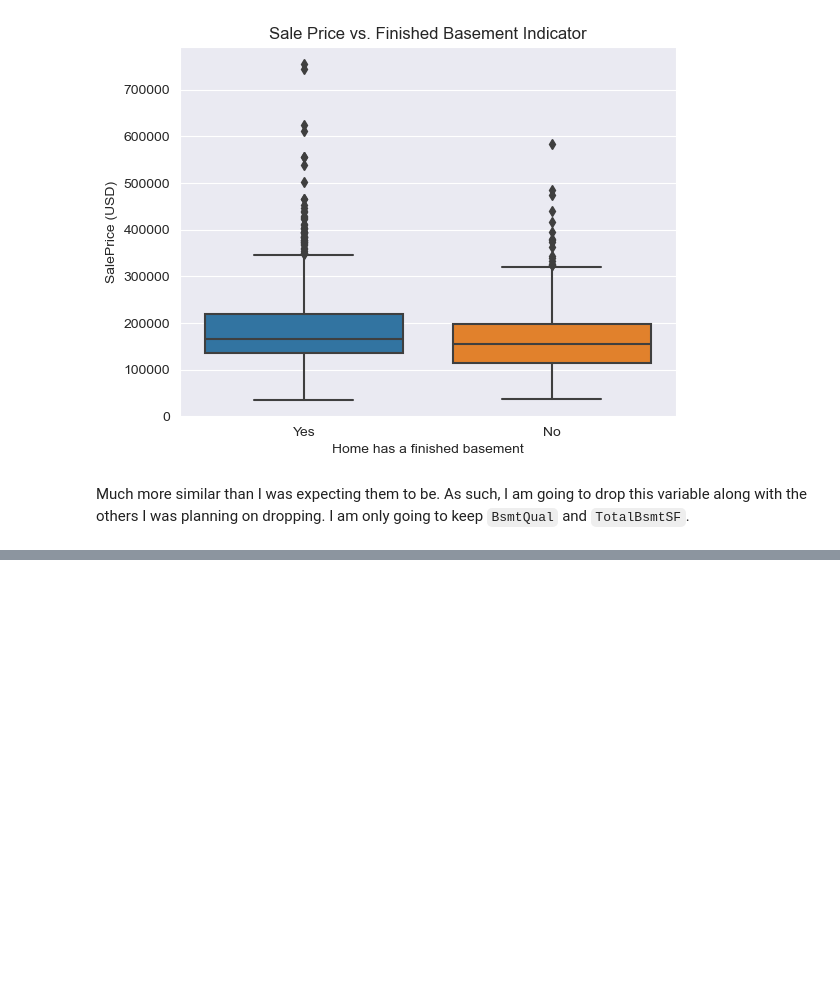
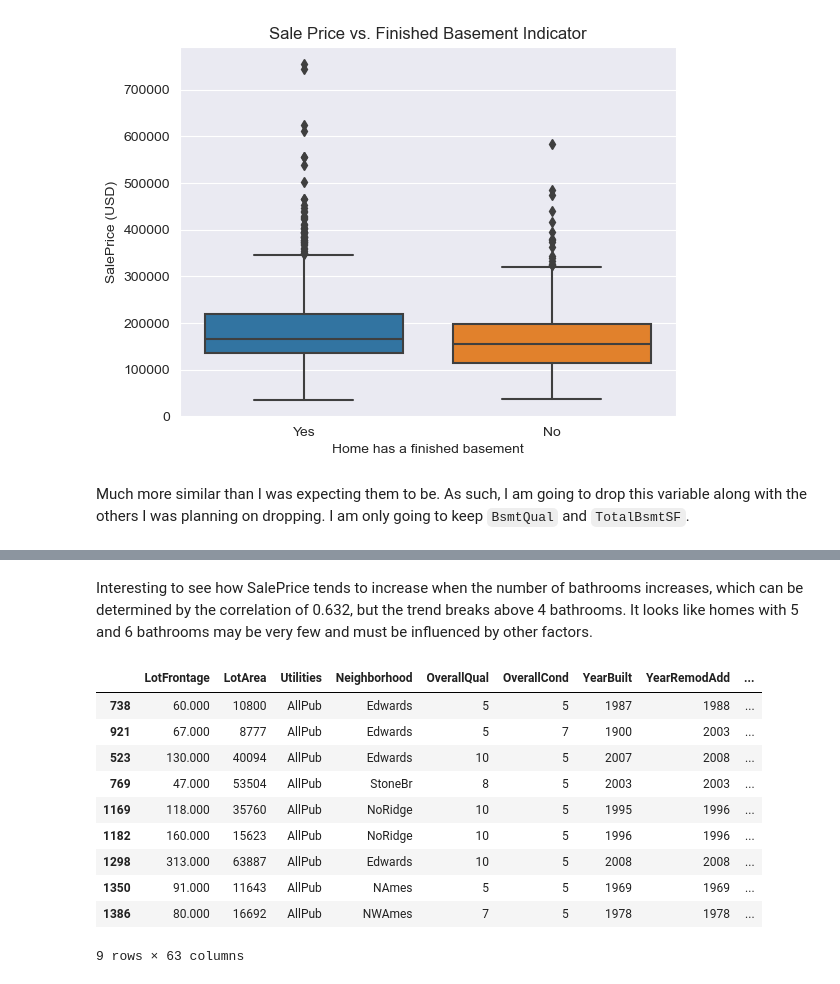
Before and after one commit to faupel15/Housing_Price_Prediction, a Jupyter notebook: Housing_Price_Prediction.ipynb, the cells around one changed output, grey strips where cells are left out. Drawn from its saved outputs; the diff is of its cells as text; code cells hidden in the pictures; blank space fills up the shorter version.

```diff
--- a/Housing_Price_Prediction.ipynb
+++ b/Housing_Price_Prediction.ipynb
@@ -1239,0 +1275,17 @@ houses.drop(columns=['BsmtCond', 'BsmtUnfSF', 'BsmtFinSF', 'BsmtFinished'], inpl
+# %% [markdown]
+Interesting to see how SalePrice tends to increase when the number of bathrooms increases, which can be determined by the correlation of 0.632, but the trend breaks above 4 bathrooms. It looks like homes with 5 and 6 bathrooms may be very few and must be influenced by other factors.
+# %%
+# Look at the homes with more than 4 bathrooms
+houses[houses['TotalBaths'] > 4].sort_values('TotalBaths', ascending=False)
+# %% [output]
+|  | LotFrontage | LotArea | Utilities | Neighborhood | OverallQual | OverallCond | YearBuilt | YearRemodAdd | ... |
+| 738 | 60.000 | 10800 | AllPub | Edwards | 5 | 5 | 1987 | 1988 | ... |
+| 921 | 67.000 | 8777 | AllPub | Edwards | 5 | 7 | 1900 | 2003 | ... |
+| 523 | 130.000 | 40094 | AllPub | Edwards | 10 | 5 | 2007 | 2008 | ... |
+| 769 | 47.000 | 53504 | AllPub | StoneBr | 8 | 5 | 2003 | 2003 | ... |
+| 1169 | 118.000 | 35760 | AllPub | NoRidge | 10 | 5 | 1995 | 1996 | ... |
+| 1182 | 160.000 | 15623 | AllPub | NoRidge | 10 | 5 | 1996 | 1996 | ... |
+| 1298 | 313.000 | 63887 | AllPub | Edwards | 10 | 5 | 2008 | 2008 | ... |
+| 1350 | 91.000 | 11643 | AllPub | NAmes | 5 | 5 | 1969 | 1969 | ... |
+| 1386 | 80.000 | 16692 | AllPub | NWAmes | 7 | 5 | 1978 | 1978 | ... |
+9 rows × 63 columns
```
Also changed, not shown: parts of 3 cells of this notebook, 1 other file.
